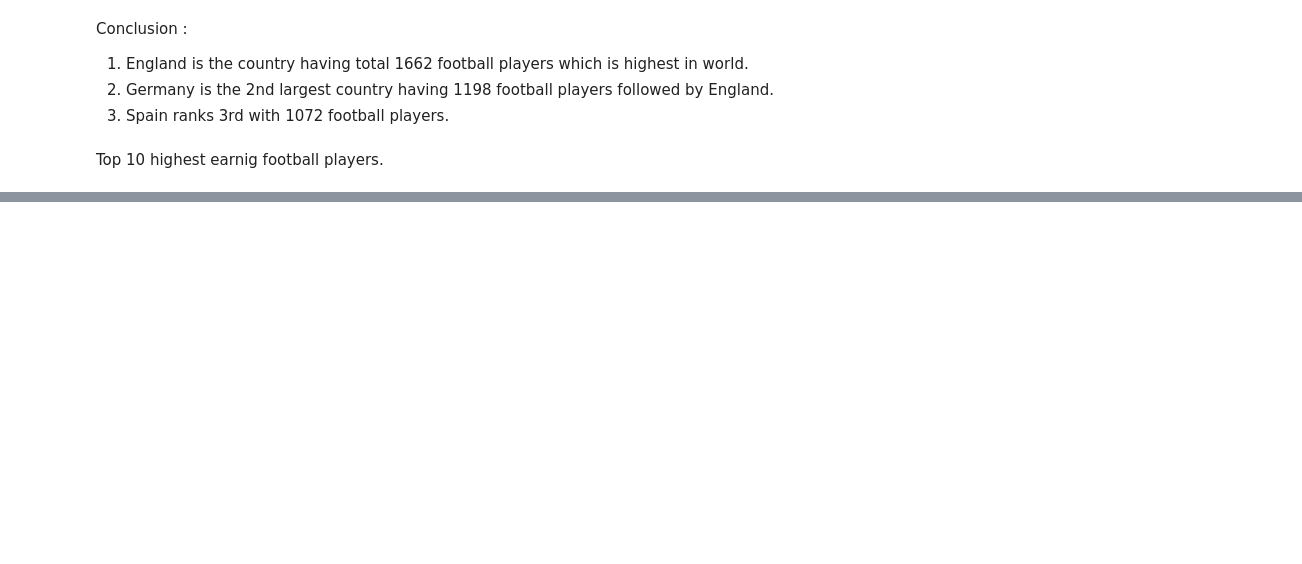
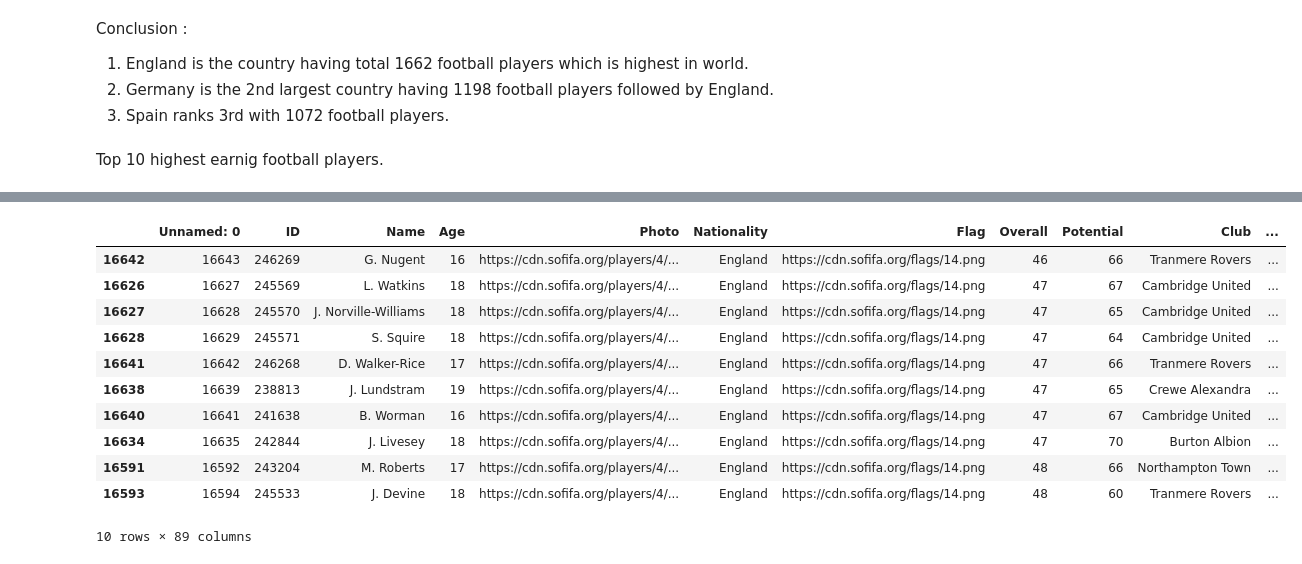
Before and after one commit to kshitijyejare/FIFA19-Player-Data-Analysis, a Jupyter notebook: fifa19.ipynb, the cells around one changed output, grey strips where cells are left out. Cells and saved outputs as stored; diff of their text form; code cells hidden in the pictures; blank space fills up the shorter version.

```diff
--- a/fifa19.ipynb
+++ b/fifa19.ipynb
@@ -61,0 +93,2 @@ Top 10 highest earnig football players.
+# %%
+England=fifa[fifa['Nationality']=='England']
@@ -61,0 +105,15 @@ Top 10 highest earnig football players.
+# %%
+England.sort_values(by=['Overall']).head(10)
+# %% [output]
+|  | Unnamed: 0 | ID | Name | Age | Photo | Nationality | Flag | Overall | Potential | Club | ... |
+| 16642 | 16643 | 246269 | G. Nugent | 16 | https://cdn.sofifa.org/players/4/... | England | https://cdn.sofifa.org/flags/14.png | 46 | 66 | Tranmere Rovers | ... |
+| 16626 | 16627 | 245569 | L. Watkins | 18 | https://cdn.sofifa.org/players/4/... | England | https://cdn.sofifa.org/flags/14.png | 47 | 67 | Cambridge United | ... |
+| 16627 | 16628 | 245570 | J. Norville-Williams | 18 | https://cdn.sofifa.org/players/4/... | England | https://cdn.sofifa.org/flags/14.png | 47 | 65 | Cambridge United | ... |
+| 16628 | 16629 | 245571 | S. Squire | 18 | https://cdn.sofifa.org/players/4/... | England | https://cdn.sofifa.org/flags/14.png | 47 | 64 | Cambridge United | ... |
+| 16641 | 16642 | 246268 | D. Walker-Rice | 17 | https://cdn.sofifa.org/players/4/... | England | https://cdn.sofifa.org/flags/14.png | 47 | 66 | Tranmere Rovers | ... |
+| 16638 | 16639 | 238813 | J. Lundstram | 19 | https://cdn.sofifa.org/players/4/... | England | https://cdn.sofifa.org/flags/14.png | 47 | 65 | Crewe Alexandra | ... |
+| 16640 | 16641 | 241638 | B. Worman | 16 | https://cdn.sofifa.org/players/4/... | England | https://cdn.sofifa.org/flags/14.png | 47 | 67 | Cambridge United | ... |
+| 16634 | 16635 | 242844 | J. Livesey | 18 | https://cdn.sofifa.org/players/4/... | England | https://cdn.sofifa.org/flags/14.png | 47 | 70 | Burton Albion | ... |
+| 16591 | 16592 | 243204 | M. Roberts | 17 | https://cdn.sofifa.org/players/4/... | England | https://cdn.sofifa.org/flags/14.png | 48 | 66 | Northampton Town | ... |
+| 16593 | 16594 | 245533 | J. Devine | 18 | https://cdn.sofifa.org/players/4/... | England | https://cdn.sofifa.org/flags/14.png | 48 | 60 | Tranmere Rovers | ... |
+10 rows × 89 columns
```
Also changed, not shown: parts of 16 cells of this notebook.
